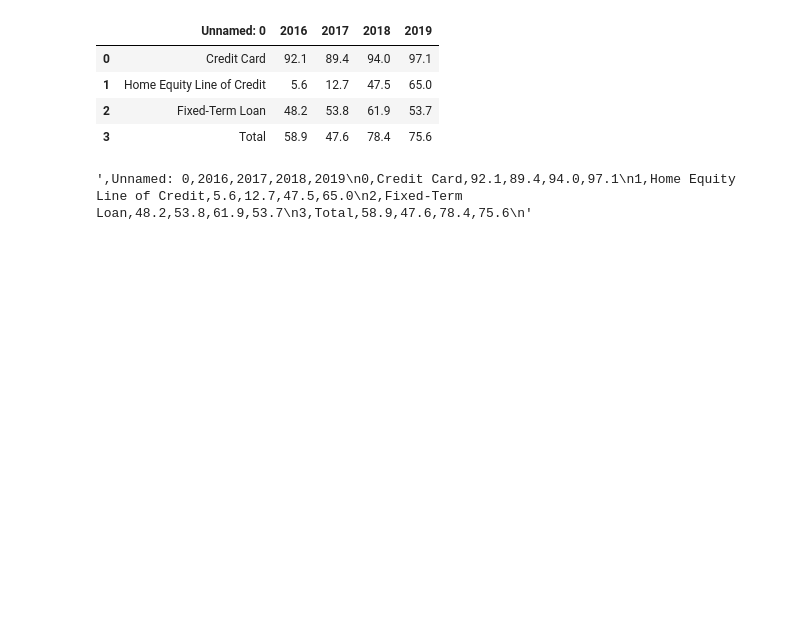
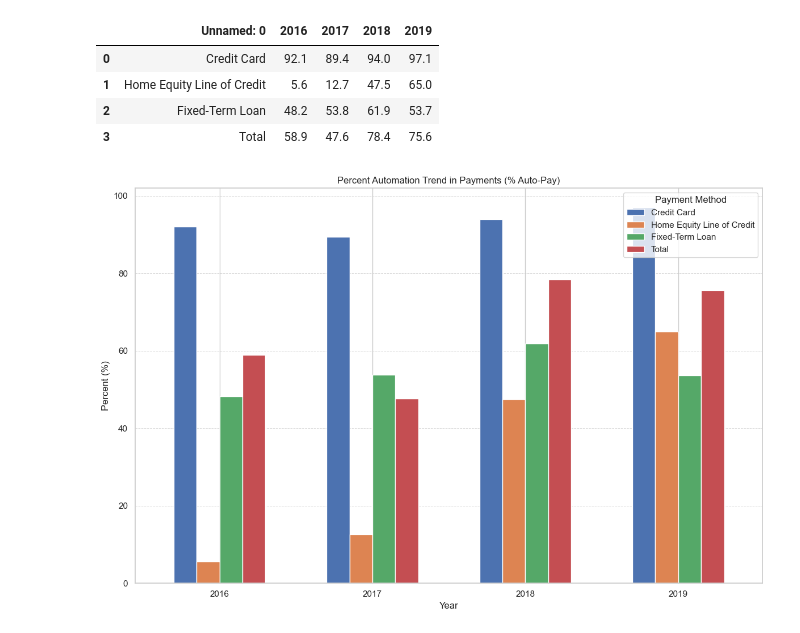
Before and after one commit to peyman886/Data_Visualization, a Jupyter notebook: HW2/Visualization_HW2.ipynb, the cells around one changed output. Cells and saved outputs as stored; diff of their text form; code cells hidden in the pictures; blank space fills up the shorter version.

Commit message:
solve problem 5

```diff
--- a/HW2/Visualization_HW2.ipynb
+++ b/HW2/Visualization_HW2.ipynb
@@ -336,7 +337,3 @@ df_figure5
 | 1 | Home Equity Line of Credit | 5.6 | 12.7 | 47.5 | 65.0 |
 | 2 | Fixed-Term Loan | 48.2 | 53.8 | 61.9 | 53.7 |
 | 3 | Total | 58.9 | 47.6 | 78.4 | 75.6 |
-# %%
-df_figure5.to_csv()
-# %% [output]
-',Unnamed: 0,2016,2017,2018,2019\n0,Credit Card,92.1,89.4,94.0,97.1\n1,Home Equity Line of Credit,5.6,12.7,47.5,65.0\n2,Fixed-Term Loan,48.2,53.8,61.9,53.7\n3,Total,58.9,47.6,78.4,75.6\n'
@@ -342,0 +344,18 @@ df_figure5.to_csv()
+# %%
+df_figure5 = pd.read_csv('problem_5.csv')
+# %%
+
+# df_figure5.set_index('payment', inplace=True)
+df_figure5.transpose().plot(kind='bar', figsize=(12, 8),width=0.6)
+
+# Customize the plot to improve its appearance
+plt.title('Percent Automation Trend in Payments (% Auto-Pay)')
+plt.ylabel('Percent (%)')
+plt.xlabel('Year')
+plt.xticks(rotation=0)
+plt.grid(axis='y', linestyle='--', linewidth=0.7, alpha=0.7)
+plt.legend(title='Payment Method')
+plt.tight_layout()  # Adjust layout to fit everything
+plt.show()
+# %% [output]
+[figure, added]
```
Also changed, not shown: parts of 2 cells of this notebook, 1 other file.
